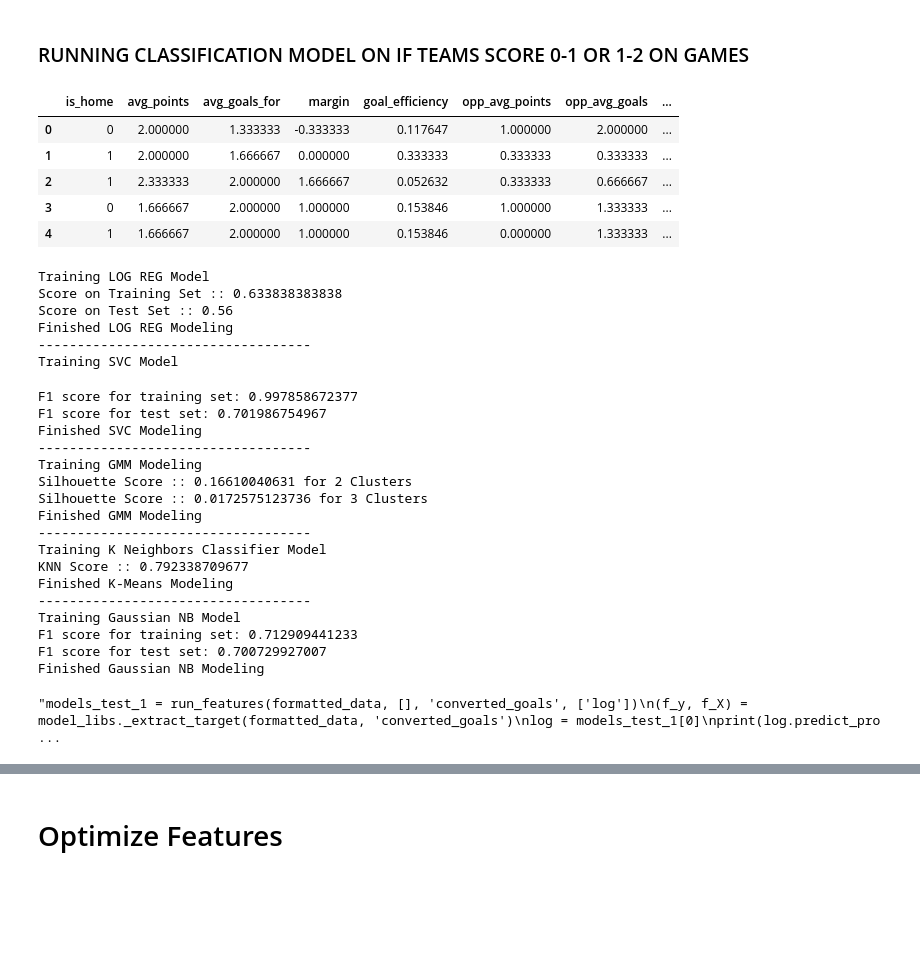
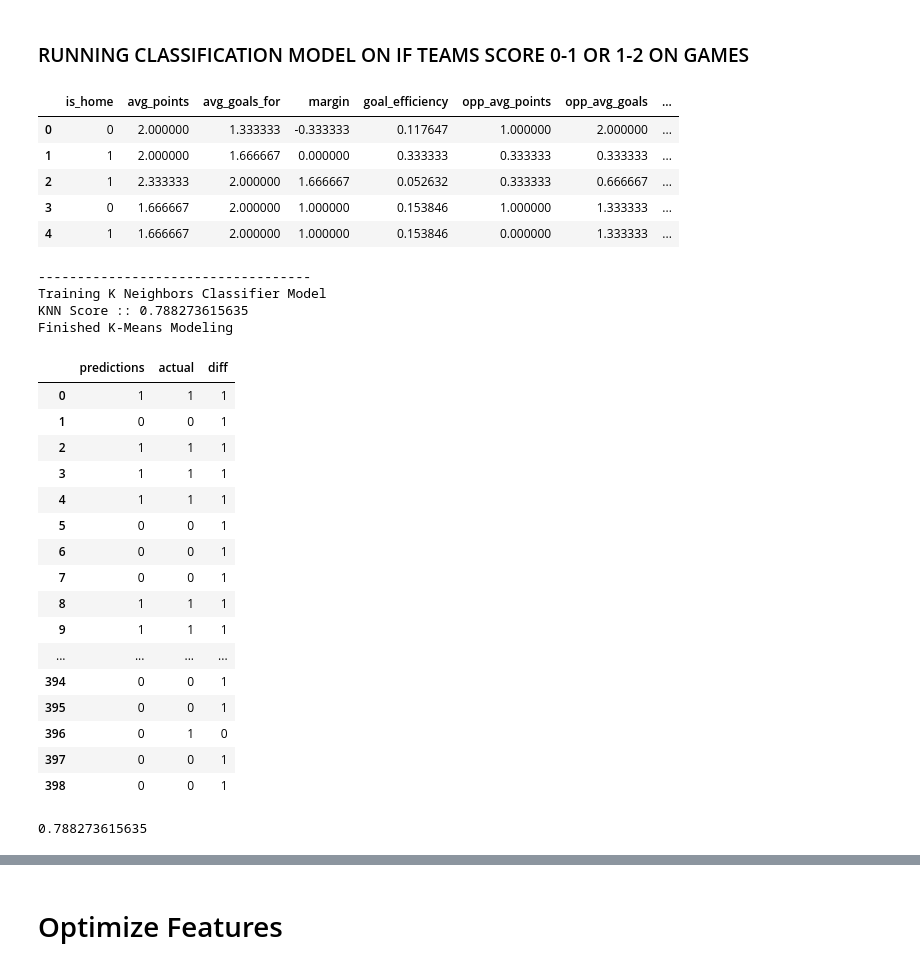
Before and after one commit to dchilders21/stats, a Jupyter notebook: src/stats/goals.ipynb, the cells around one changed output, grey strips where cells are left out. Cells and saved outputs as stored; diff of their text form; code cells hidden in the pictures; blank space fills up the shorter version.

```diff
--- a/src/stats/goals.ipynb
+++ b/src/stats/goals.ipynb
@@ -286,60 +286,57 @@ display(all_data.head())
 # %%
 def run_features(data, drop_data, target, models):
 
     new_data = data.drop(drop_data, axis=1)
 
     display(new_data.head())
 
     (y, X) = model_libs._extract_target(new_data, target)
 
     models = train_models(round_number, X, y, models)
 
     return models
 
 
 #### Running ALL Features
-models_test_1 = run_features(all_data, [], 'converted_goals', all_models)
+#models_test_1 = run_features(all_data, [], 'converted_goals', all_models)
 
-"""models_test_1 = run_features(formatted_data, [], 'converted_goals', ['log'])
-(f_y, f_X) = model_libs._extract_target(formatted_data, 'converted_goals')
-log = models_test_1[0]
-print(log.predict_proba(f_X))
+models_test_1 = run_features(all_data, [], 'converted_goals', ['knn'])
+(all_y, all_X) = model_libs._extract_target(all_data, 'converted_goals')
+knn = models_test_1[0]
 
-actual_y = pd.DataFrame(f_y.values, columns=['actual'])
-predictions = pd.DataFrame(log.predict(f_X), columns=['predictions'])
+actual_y = pd.DataFrame(all_y.values, columns=['actual'])
+predictions = pd.DataFrame(knn.predict(all_X), columns=['predictions'])
 preds = pd.concat([predictions, actual_y], axis=1)
 preds['diff'] = preds.apply(lambda r: model_libs.predictions_diff(r['predictions'], r['actual']), axis=1)
 accuracy = np.divide(preds['diff'].sum(),float(len(preds['diff'])))
-display(preds.head())
-print(accuracy)"""
+display(preds)
+print(accuracy)
 # %% [output]
 |  | is_home | avg_points | avg_goals_for | margin | goal_efficiency | opp_avg_points | opp_avg_goals | ... |
 | 0 | 0 | 2.000000 | 1.333333 | -0.333333 | 0.117647 | 1.000000 | 2.000000 | ... |
 | 1 | 1 | 2.000000 | 1.666667 | 0.000000 | 0.333333 | 0.333333 | 0.333333 | ... |
 | 2 | 1 | 2.333333 | 2.000000 | 1.666667 | 0.052632 | 0.333333 | 0.666667 | ... |
 | 3 | 0 | 1.666667 | 2.000000 | 1.000000 | 0.153846 | 1.000000 | 1.333333 | ... |
 | 4 | 1 | 1.666667 | 2.000000 | 1.000000 | 0.153846 | 0.000000 | 1.333333 | ... |
-Training LOG REG Model
-Score on Training Set :: 0.633838383838
-Score on Test Set :: 0.56
-Finished LOG REG Modeling
 -----------------------------------
-Training SVC Model
+Training K Neighbors Classifier Model
+KNN Score :: 0.788273615635
+Finished K-Means Modeling
+|  | predictions | actual | diff |
+| 0 | 1 | 1 | 1 |
+| 1 | 0 | 0 | 1 |
+| 2 | 1 | 1 | 1 |
+| 3 | 1 | 1 | 1 |
+| 4 | 1 | 1 | 1 |
+| 5 | 0 | 0 | 1 |
+| 6 | 0 | 0 | 1 |
+| 7 | 0 | 0 | 1 |
+| 8 | 1 | 1 | 1 |
+| 9 | 1 | 1 | 1 |
+| ... | ... | ... | ... |
+| 394 | 0 | 0 | 1 |
+| 395 | 0 | 0 | 1 |
+| 396 | 0 | 1 | 0 |
+| 397 | 0 | 0 | 1 |
+| 398 | 0 | 0 | 1 |
-F1 score for training set: 0.997858672377
-F1 score for test set: 0.701986754967
-Finished SVC Modeling
------------------------------------
-Training GMM Modeling
-Silhouette Score :: 0.16610040631 for 2 Clusters
-Silhouette Score :: 0.0172575123736 for 3 Clusters
-Finished GMM Modeling
------------------------------------
-Training K Neighbors Classifier Model
-KNN Score :: 0.792338709677
-Finished K-Means Modeling
------------------------------------
-Training Gaussian NB Model
-F1 score for training set: 0.712909441233
-F1 score for test set: 0.700729927007
-Finished Gaussian NB Modeling
+0.788273615635
-"models_test_1 = run_features(formatted_data, [], 'converted_goals', ['log'])\n(f_y, f_X) = model_libs._extract_target(formatted_data, 'converted_goals')\nlog = models_test_1[0]\nprint(log.predict_pro ...
```
Also changed, not shown: parts of 5 cells of this notebook, 45 other files.
